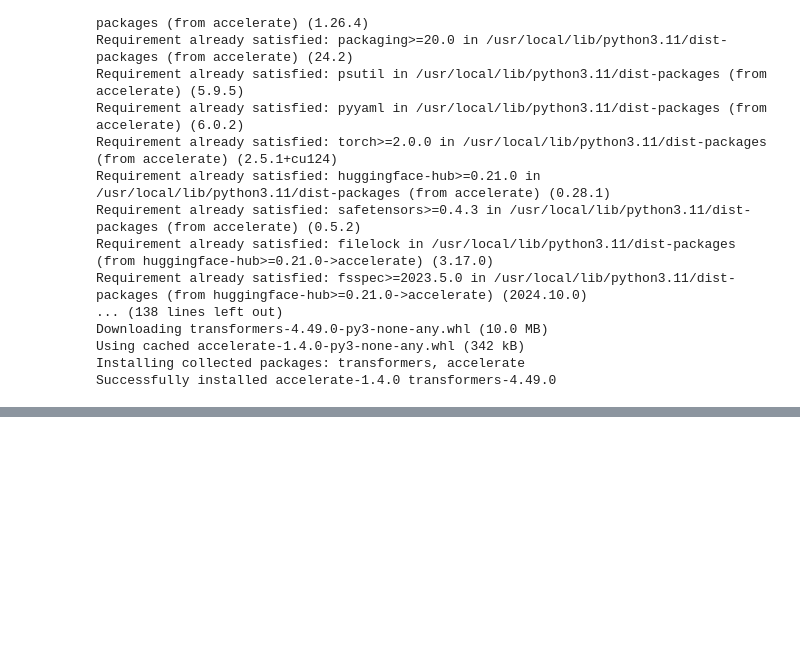
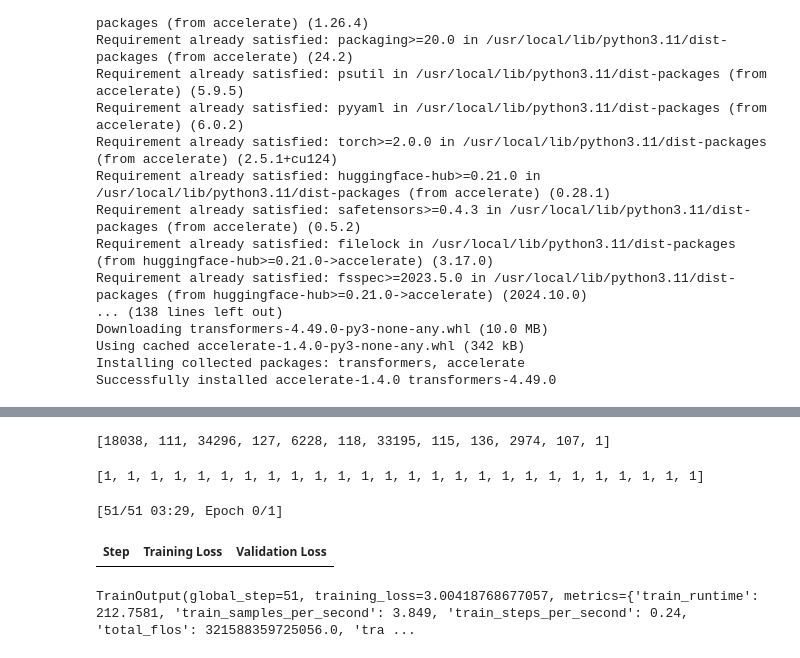
Before and after one commit to npoluri1/GitForLearning, a Jupyter notebook: text_summarizer_project.ipynb, the cells around one changed output, grey strips where cells are left out. Saved outputs shown, nothing was run; the diff lists cells and outputs as text; code cells hidden in the pictures; blank space fills up the shorter version.

```diff
--- a/text_summarizer_project.ipynb
+++ b/text_summarizer_project.ipynb
@@ -70,0 +170,2 @@ ImportError: cannot import name 'load_metric' from 'datasets' (/usr/local/lib/py
+# %%
+dataset_samsum_pt = dataset_samsum.map(convert_examples_to_features, batched = True)
@@ -70,0 +199,35 @@ ImportError: cannot import name 'load_metric' from 'datasets' (/usr/local/lib/py
+# %%
+dataset_samsum_pt["train"]["labels"][1]
+# %% [output]
+[18038, 111, 34296, 127, 6228, 118, 33195, 115, 136, 2974, 107, 1]
+# %%
+dataset_samsum_pt["train"]["attention_mask"][1]
+# %% [output]
+[1, 1, 1, 1, 1, 1, 1, 1, 1, 1, 1, 1, 1, 1, 1, 1, 1, 1, 1, 1, 1, 1, 1, 1, 1, 1]
+# %%
+# Training
+
+from transformers import DataCollatorForSeq2Seq
+
+seq2seq_data_collator = DataCollatorForSeq2Seq(tokenizer, model=model_pegasus)
+# %%
+from transformers import TrainingArguments, Trainer
+
+trainer_args = TrainingArguments(
+    output_dir='pegasus-samsum', num_train_epochs=1, warmup_steps=500,
+    per_device_train_batch_size=1, per_device_eval_batch_size=1,
+    weight_decay=0.01, logging_steps=10,
+    evaluation_strategy='steps', eval_steps=500, save_steps=1e6,
+    gradient_accumulation_steps=16
+)
+# %%
+trainer = Trainer(model=model_pegasus, args=trainer_args,
+                  tokenizer=tokenizer, data_collator=seq2seq_data_collator,
+                  train_dataset=dataset_samsum_pt["test"],
+                  eval_dataset=dataset_samsum_pt["validation"])
+# %%
+trainer.train()
+# %% [output]
+[51/51 03:29, Epoch 0/1]
+| Step | Training Loss | Validation Loss |
+TrainOutput(global_step=51, training_loss=3.00418768677057, metrics={'train_runtime': 212.7581, 'train_samples_per_second': 3.849, 'train_steps_per_second': 0.24, 'total_flos': 321588359725056.0, 'tra ...
```
Also changed, not shown: parts of 20 cells of this notebook.
